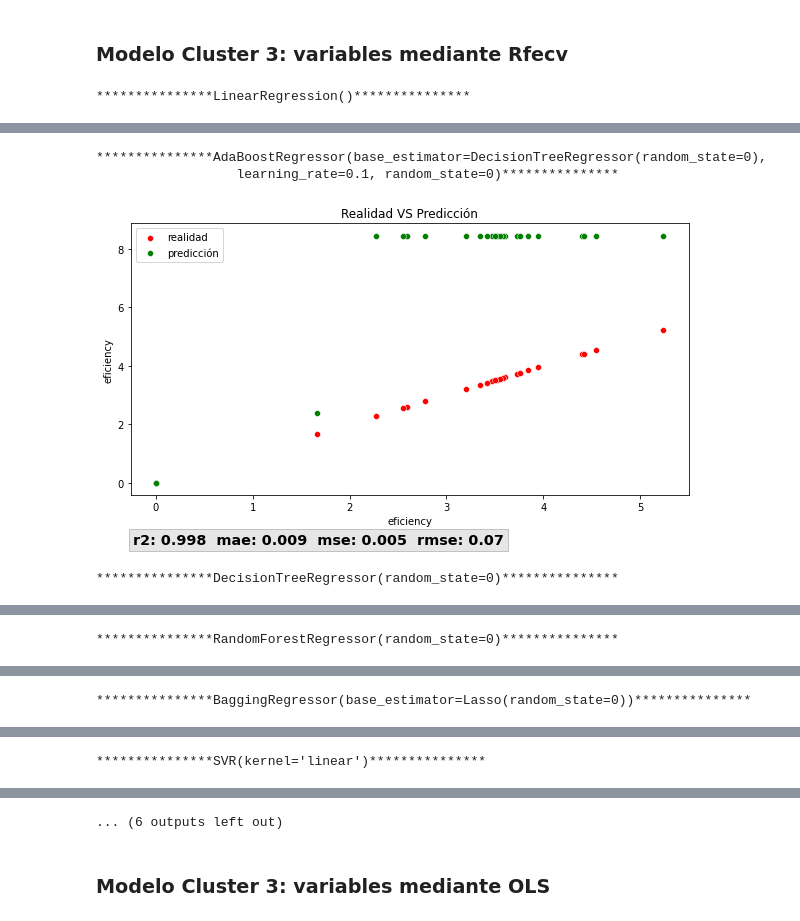
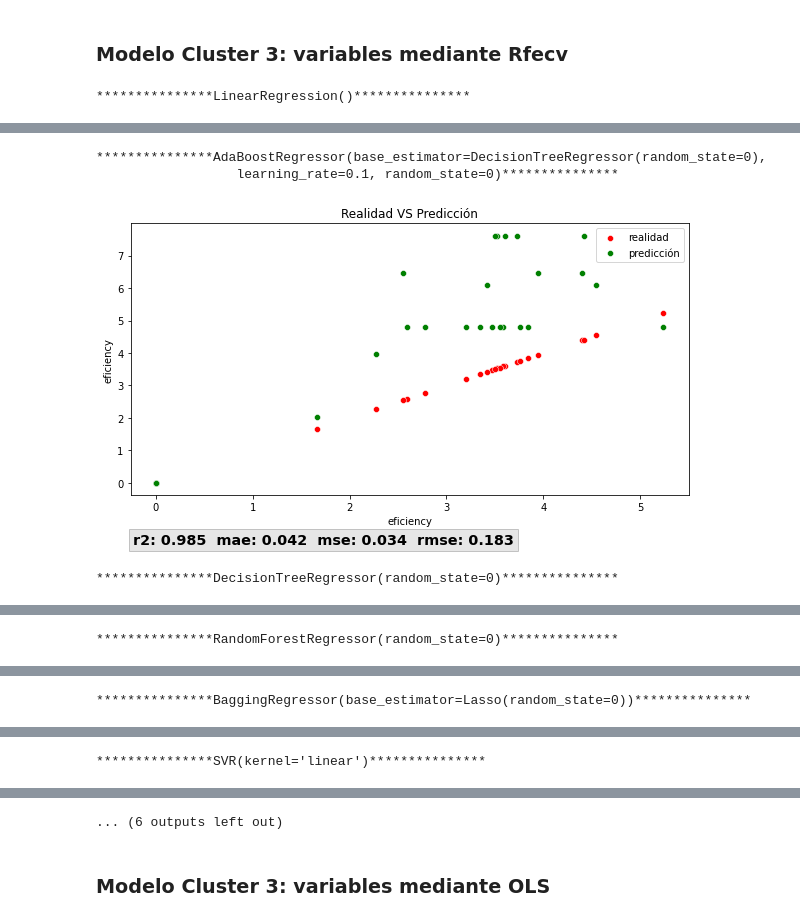
Before and after one commit to fersaol/The_Bridge_CO2_ML_Project, a Jupyter notebook: src/notebooks/Regression_byClusters.ipynb, the cells around one changed output, grey strips where cells are left out. Drawn from its saved outputs; the diff is of its cells as text; code cells hidden in the pictures.

```diff
--- a/src/notebooks/Regression_byClusters.ipynb
+++ b/src/notebooks/Regression_byClusters.ipynb
@@ -895,9 +926,11 @@ for estimador in lista_estimadores:
 ### Modelo Cluster 2: variables mediante Vif
 # %%
 vif_vars = [x for x in df_cluster if x not in var_vif_2]
-x_train,x_test,y_train,y_test = gp.data_transform(df_cluster,PowerTransformer(),
-                                                "eficiency",["energy_type"],
-                                                var_vif_2)
+
+x_train,x_test,y_train,y_test = gp.data_transform(df_cluster,"eficiency",
+                                                PowerTransformer(),
+                                                skip_t=["energy_type"],
+                                                skip_x=vif_vars)
 for estimador in lista_estimadores:
     print(f"***************{str(estimador)}***************")
     Predicting.cross_val_regression(estimador,x_train,y_train,x_test,y_test)
@@ -920,9 +953,11 @@ for estimador in lista_estimadores:
 ### Modelo Cluster 2: variables mediante Rfecv
 # %%
 rfecv_vars = [x for x in df_cluster if x not in rfecv_vars_2]
-x_train,x_test,y_train,y_test = gp.data_transform(df_cluster,PowerTransformer(),
-                                                "eficiency",["energy_type"],
-                                                rfecv_vars_2)
+
+x_train,x_test,y_train,y_test = gp.data_transform(df_cluster,"eficiency",
+                                                PowerTransformer(),
+                                                skip_t=["energy_type"],
+                                                skip_x=rfecv_vars)
 for estimador in lista_estimadores:
     print(f"***************{str(estimador)}***************")
     Predicting.cross_val_regression(estimador,x_train,y_train,x_test,y_test)
@@ -984,9 +1033,11 @@ Para el cluster 3, claramente el mejor estimador es GradientBoostingRegressor us
 # %%
 df_cluster = df_tuning[df_tuning.clusters==3].reset_index(drop=True)
 corr_vars = [x for x in df_cluster if x not in var_corr_3]
-x_train,x_test,y_train,y_test = gp.data_transform(df_cluster,PowerTransformer(),
-                                                "eficiency",["energy_type"],
-                                                var_corr_3)
+
+x_train,x_test,y_train,y_test = gp.data_transform(df_cluster,"eficiency",
+                                                PowerTransformer(),
+                                                skip_t=["energy_type"],
+                                                skip_x=corr_vars)
 # %%
 for estimador in lista_estimadores:
     print(f"***************{str(estimador)}***************")
@@ -1010,9 +1061,10 @@ for estimador in lista_estimadores:
 ### Modelo Cluster 3: variables mediante Vif
 # %%
 vif_vars = [x for x in df_cluster if x not in var_vif_3]
-x_train,x_test,y_train,y_test = gp.data_transform(df_cluster,PowerTransformer(),
-                                                "eficiency",["energy_type"],
-                                                var_vif_3)
+x_train,x_test,y_train,y_test = gp.data_transform(df_cluster,"eficiency",
+                                                PowerTransformer(),
+                                                skip_t=["energy_type"],
+                                                skip_x=vif_vars)
 for estimador in lista_estimadores:
     print(f"***************{str(estimador)}***************")
     Predicting.cross_val_regression(estimador,x_train,y_train,x_test,y_test)
@@ -1035,9 +1087,10 @@ for estimador in lista_estimadores:
 ### Modelo Cluster 3: variables mediante Rfecv
 # %%
 rfecv_vars = [x for x in df_cluster if x not in rfecv_vars_3]
-x_train,x_test,y_train,y_test = gp.data_transform(df_cluster,PowerTransformer(),
-                                                "eficiency",["energy_type"],
-                                                rfecv_vars_3)
+x_train,x_test,y_train,y_test = gp.data_transform(df_cluster,"eficiency",
+                                                PowerTransformer(),
+                                                skip_t=["energy_type"],
+                                                skip_x=rfecv_vars)
 for estimador in lista_estimadores:
     print(f"***************{str(estimador)}***************")
     Predicting.cross_val_regression(estimador,x_train,y_train,x_test,y_test)
@@ -1047,4 +1100,4 @@ for estimador in lista_estimadores:
 ***************AdaBoostRegressor(base_estimator=DecisionTreeRegressor(random_state=0),
                   learning_rate=0.1, random_state=0)***************
-[figure, old version]
+[figure, new version]
 ***************DecisionTreeRegressor(random_state=0)***************
```
Also changed, not shown: parts of 41 cells of this notebook, 7 other files.
